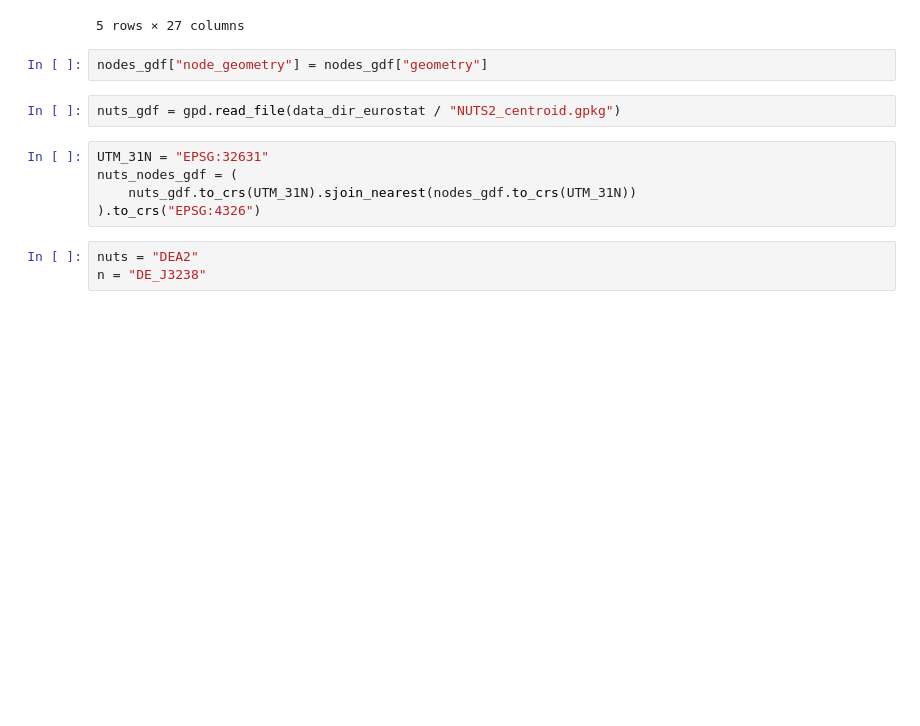
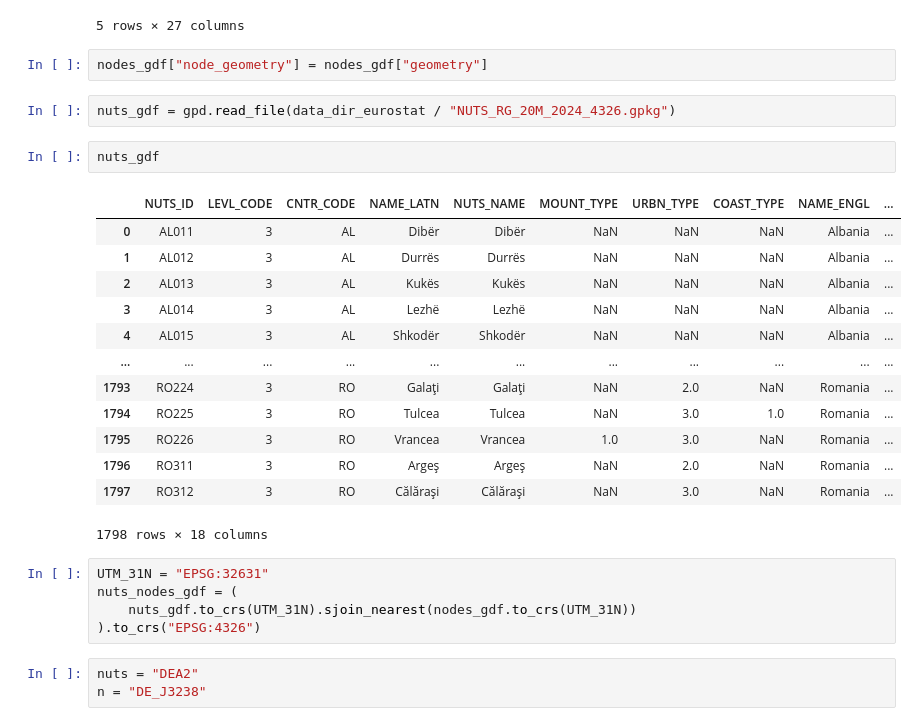
Before and after one commit to RWS-NL/fis-crawler, a Jupyter notebook: notebooks/euris/euris-eurostat.ipynb, the cells around one changed output. Cells and saved outputs as stored; diff of their text form; blank space fills up the shorter version.

```diff
--- a/notebooks/euris/euris-eurostat.ipynb
+++ b/notebooks/euris/euris-eurostat.ipynb
@@ -31,7 +41,23 @@ nodes_gdf.head()
 # %%
 nodes_gdf["node_geometry"] = nodes_gdf["geometry"]
 # %%
-nuts_gdf = gpd.read_file(data_dir_eurostat / "NUTS2_centroid.gpkg")
+nuts_gdf = gpd.read_file(data_dir_eurostat / "NUTS_RG_20M_2024_4326.gpkg")
+# %%
+nuts_gdf
+# %% [output]
+|  | NUTS_ID | LEVL_CODE | CNTR_CODE | NAME_LATN | NUTS_NAME | MOUNT_TYPE | URBN_TYPE | COAST_TYPE | NAME_ENGL | ... |
+| 0 | AL011 | 3 | AL | Dibër | Dibër | NaN | NaN | NaN | Albania | ... |
+| 1 | AL012 | 3 | AL | Durrës | Durrës | NaN | NaN | NaN | Albania | ... |
+| 2 | AL013 | 3 | AL | Kukës | Kukës | NaN | NaN | NaN | Albania | ... |
+| 3 | AL014 | 3 | AL | Lezhë | Lezhë | NaN | NaN | NaN | Albania | ... |
+| 4 | AL015 | 3 | AL | Shkodër | Shkodër | NaN | NaN | NaN | Albania | ... |
+| ... | ... | ... | ... | ... | ... | ... | ... | ... | ... | ... |
+| 1793 | RO224 | 3 | RO | Galaţi | Galaţi | NaN | 2.0 | NaN | Romania | ... |
+| 1794 | RO225 | 3 | RO | Tulcea | Tulcea | NaN | 3.0 | 1.0 | Romania | ... |
+| 1795 | RO226 | 3 | RO | Vrancea | Vrancea | 1.0 | 3.0 | NaN | Romania | ... |
+| 1796 | RO311 | 3 | RO | Argeş | Argeş | NaN | 2.0 | NaN | Romania | ... |
+| 1797 | RO312 | 3 | RO | Călăraşi | Călăraşi | NaN | 3.0 | NaN | Romania | ... |
+1798 rows × 18 columns
 # %%
 UTM_31N = "EPSG:32631"
 nuts_nodes_gdf = (
```
Also changed, not shown: parts of 8 cells of this notebook, 6 other files.
